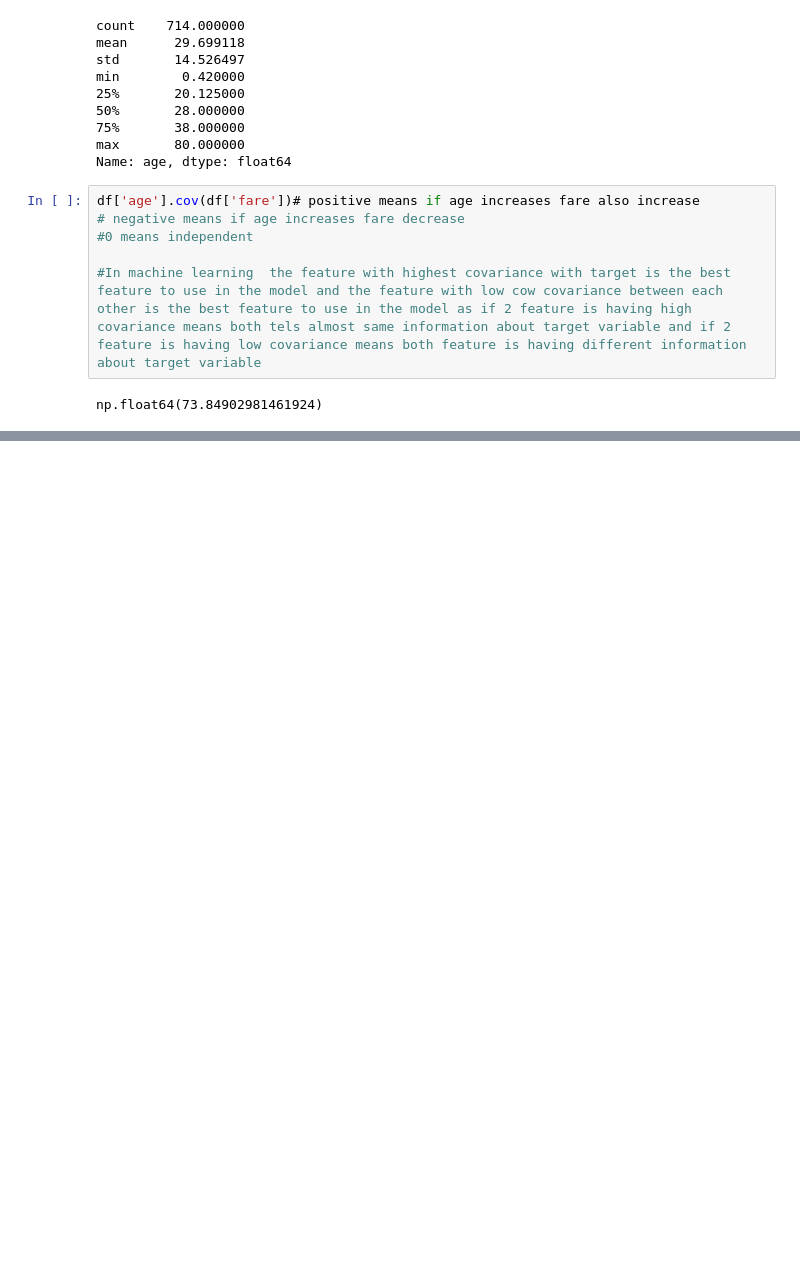
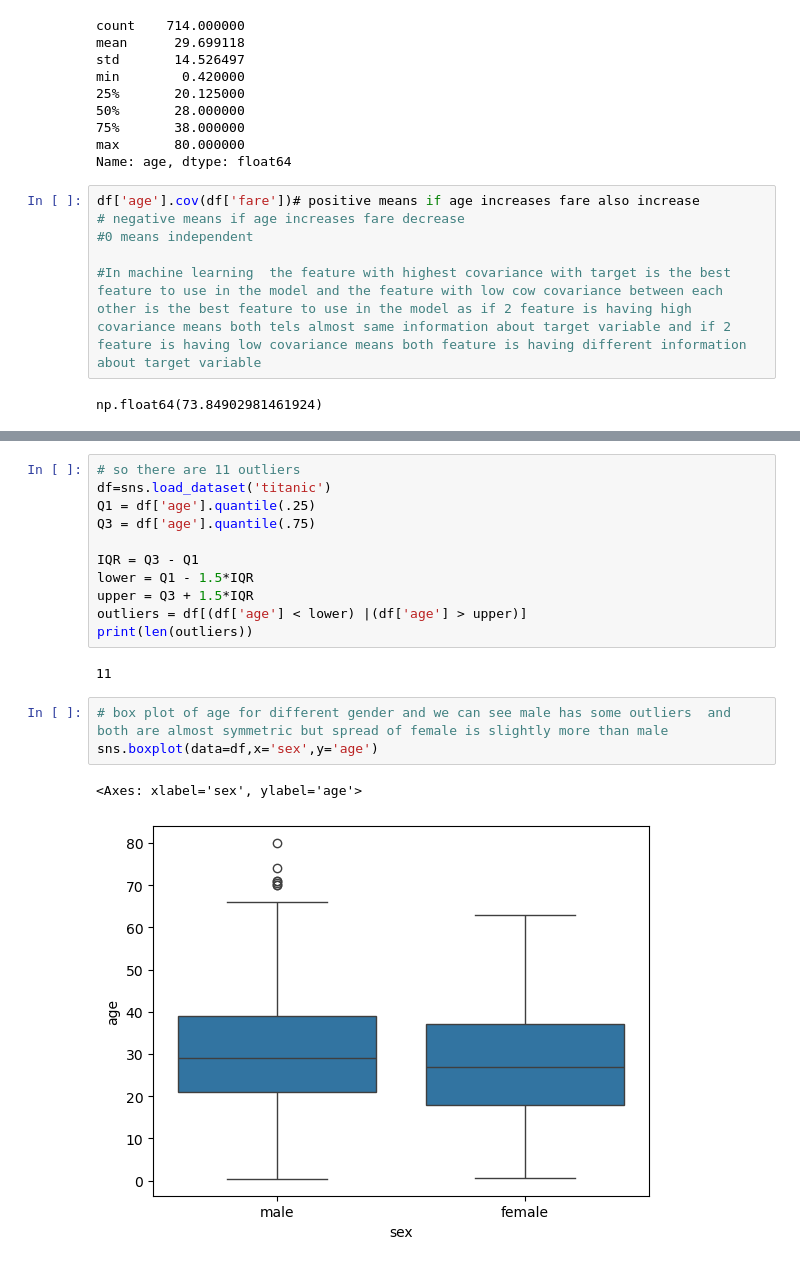
Before and after one commit to s-a-n-d-ip/Statistics-, a Jupyter notebook: Descriptive_Stats_Day1.ipynb, the cells around one changed output, grey strips where cells are left out. Drawn from its saved outputs; the diff is of its cells as text; blank space fills up the shorter version.

```diff
--- a/Descriptive_Stats_Day1.ipynb
+++ b/Descriptive_Stats_Day1.ipynb
@@ -119,0 +125,19 @@ np.float64(73.84902981461924)
+# %%
+# so there are 11 outliers
+df=sns.load_dataset('titanic')
+Q1 = df['age'].quantile(.25)
+Q3 = df['age'].quantile(.75)
+
+IQR = Q3 - Q1
+lower = Q1 - 1.5*IQR
+upper = Q3 + 1.5*IQR
+outliers = df[(df['age'] < lower) |(df['age'] > upper)]
+print(len(outliers))
+# %% [output]
+11
+# %%
+# box plot of age for different gender and we can see male has some outliers  and both are almost symmetric but spread of female is slightly more than male
+sns.boxplot(data=df,x='sex',y='age')
+# %% [output]
+<Axes: xlabel='sex', ylabel='age'>
+[figure, added]
```
Also changed, not shown: parts of 2 cells of this notebook.
